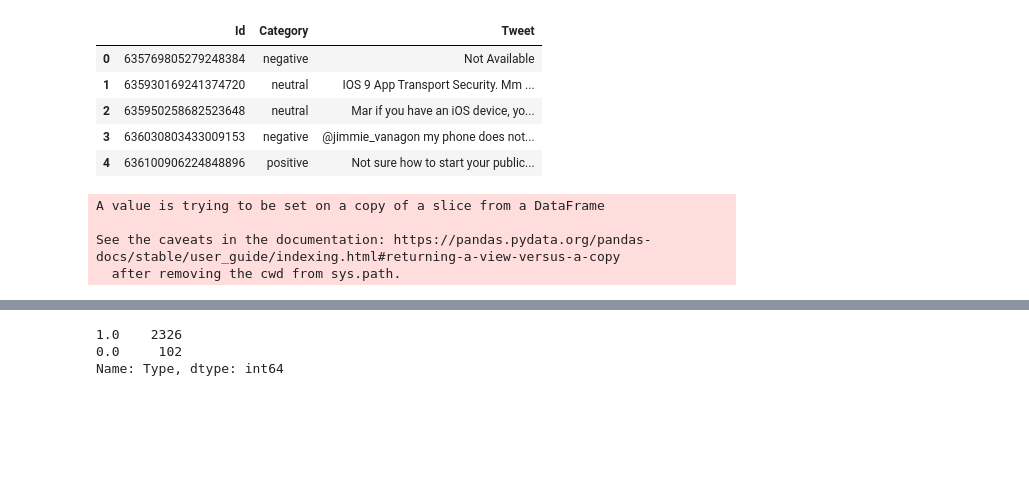
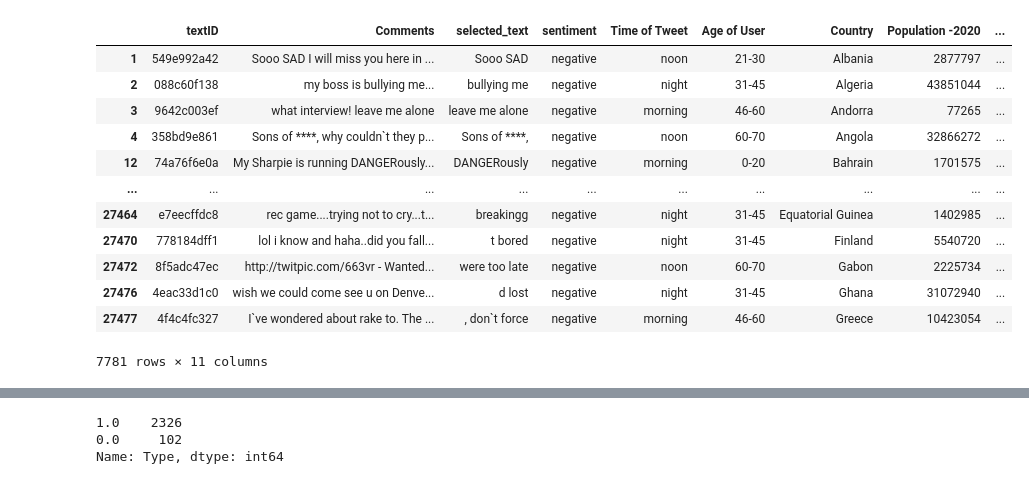
Before and after one commit to RafsanJany-44/NLP_Research, a Jupyter notebook: tensoreflow_2.ipynb, the cells around one changed output, grey strips where cells are left out. Saved outputs shown, nothing was run; the diff lists cells and outputs as text; code cells hidden in the pictures; blank space fills up the shorter version.

```diff
--- a/tensoreflow_2.ipynb
+++ b/tensoreflow_2.ipynb
@@ -8,19 +8,28 @@ df = pd.read_csv("https://raw.githubusercontent.com/ajayshewale/Sentiment-Analys
+# %%
+import pandas as pd
+import numpy as np
+
+
+df = pd.read_csv('C:/Users/RAZER/Downloads/dataset/NLP_DB/tweet_train.csv',encoding='latin1')
+df = df.query("sentiment == 'negative'")
+# %%
+df["Type"]=0
+# %%
+
+df.rename(columns = {'text':'Comments'}, inplace = True)
 # %%
-df.head()
+df
 # %% [output]
-|  | Id | Category | Tweet |
-| 0 | 635769805279248384 | negative | Not Available |
-| 1 | 635930169241374720 | neutral | IOS 9 App Transport Security. Mm ... |
-| 2 | 635950258682523648 | neutral | Mar if you have an iOS device, yo... |
-| 3 | 636030803433009153 | negative | @jimmie_vanagon my phone does not... |
-| 4 | 636100906224848896 | positive | Not sure how to start your public... |
+|  | textID | Comments | selected_text | sentiment | Time of Tweet | Age of User | Country | Population -2020 | ... |
+| 1 | 549e992a42 | Sooo SAD I will miss you here in ... | Sooo SAD | negative | noon | 21-30 | Albania | 2877797 | ... |
+| 2 | 088c60f138 | my boss is bullying me... | bullying me | negative | night | 31-45 | Algeria | 43851044 | ... |
+| 3 | 9642c003ef | what interview! leave me alone | leave me alone | negative | morning | 46-60 | Andorra | 77265 | ... |
+| 4 | 358bd9e861 | Sons of ****, why couldn`t they p... | Sons of ****, | negative | noon | 60-70 | Angola | 32866272 | ... |
+| 12 | 74a76f6e0a | My Sharpie is running DANGERously... | DANGERously | negative | morning | 0-20 | Bahrain | 1701575 | ... |
+| ... | ... | ... | ... | ... | ... | ... | ... | ... | ... |
+| 27464 | e7eecffdc8 | rec game....trying not to cry...t... | breakingg | negative | night | 31-45 | Equatorial Guinea | 1402985 | ... |
+| 27470 | 778184dff1 | lol i know and haha..did you fall... | t bored | negative | night | 31-45 | Finland | 5540720 | ... |
+| 27472 | 8f5adc47ec | http://twitpic.com/663vr - Wanted... | were too late | negative | noon | 60-70 | Gabon | 2225734 | ... |
+| 27476 | 4eac33d1c0 | wish we could come see u on Denve... | d lost | negative | night | 31-45 | Ghana | 31072940 | ... |
+| 27477 | 4f4c4fc327 | I`ve wondered about rake to. The ... | , don`t force | negative | morning | 46-60 | Greece | 10423054 | ... |
+7781 rows × 11 columns
-# %%
-df["Cat"]=0
-for i in range(df.shape[0]):
-  if df["Category"][i]=='neutral' or df["Category"][i]=='positive':
-    df["Cat"][i]=1
-# %% [output]
-A value is trying to be set on a copy of a slice from a DataFrame
-
-See the caveats in the documentation: https://pandas.pydata.org/pandas-docs/stable/user_guide/indexing.html#returning-a-view-versus-a-copy
-  after removing the cwd from sys.path.
```
Also changed, not shown: parts of 11 cells of this notebook.
